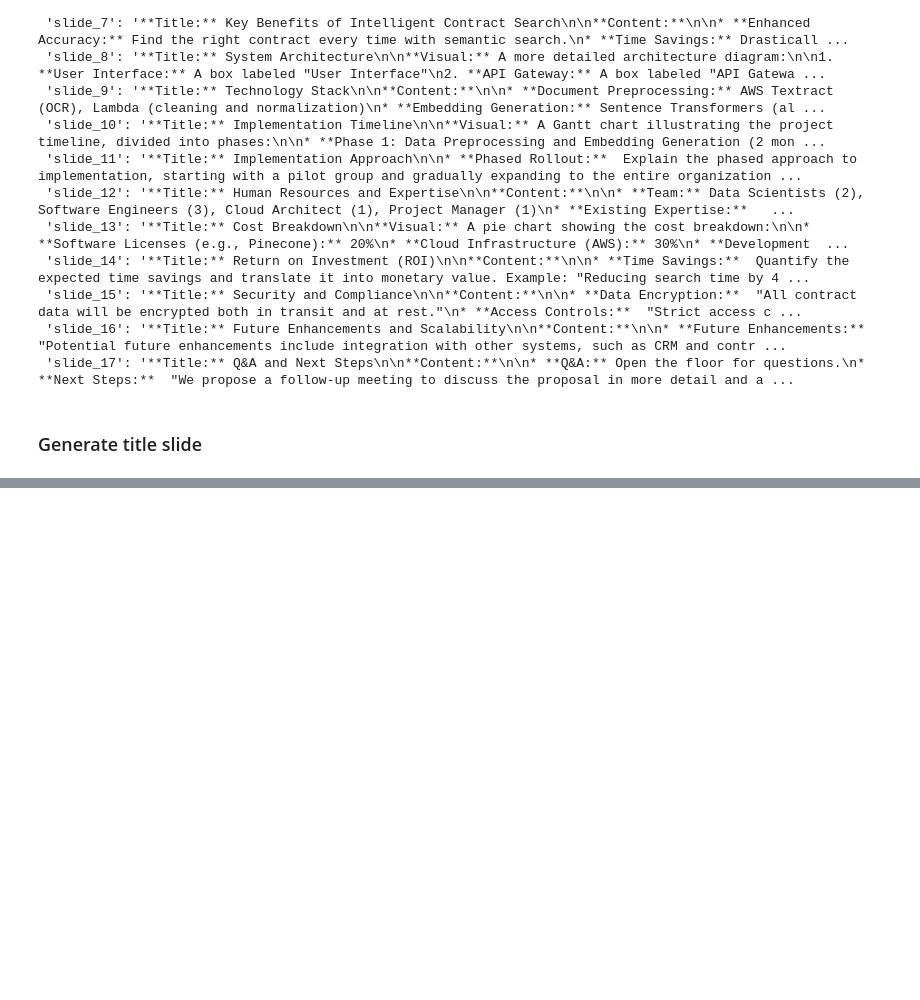
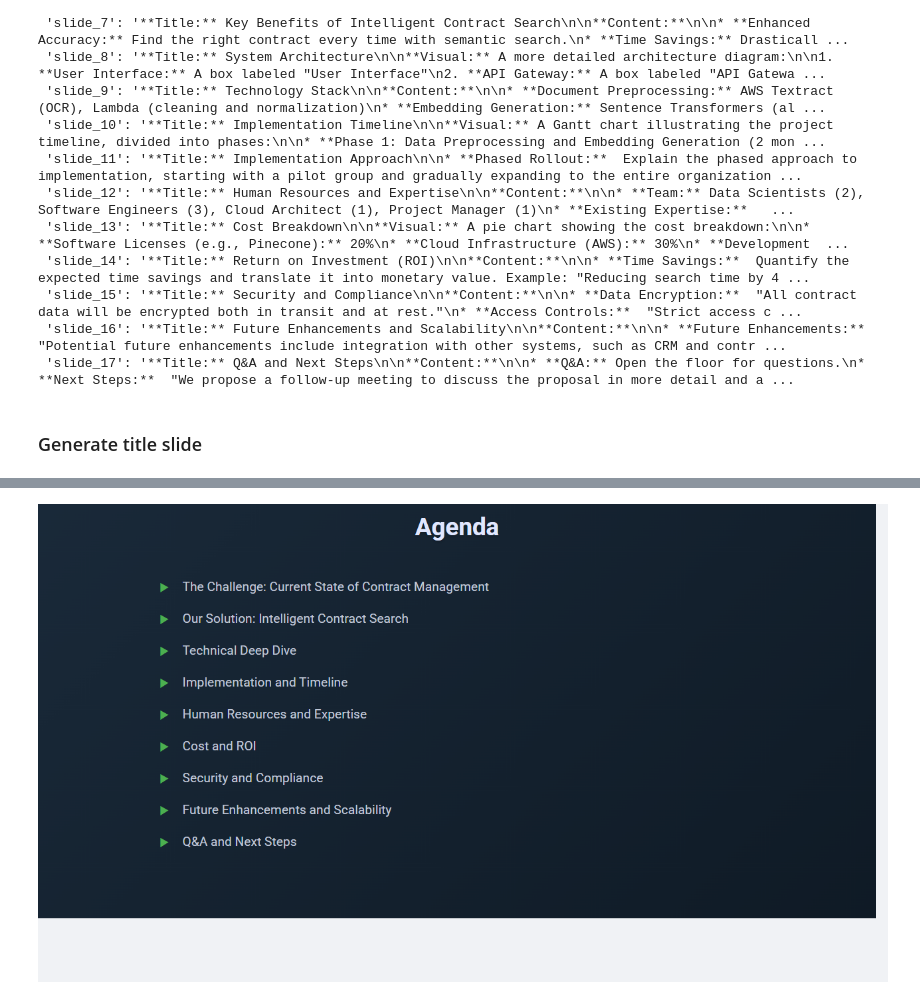
Before and after one commit to L33T-Snack3r/pptx-planner, a Jupyter notebook: experimentation/html_generation_prototyping.ipynb, the cells around one changed output, grey strips where cells are left out. Drawn from its saved outputs; the diff is of its cells as text; code cells hidden in the pictures; blank space fills up the shorter version.

```diff
--- a/experimentation/html_generation_prototyping.ipynb
+++ b/experimentation/html_generation_prototyping.ipynb
@@ -388,0 +896,4 @@ def reviewer(review_prompt, html_txt, html_image):
+# %%
+html_img = rndr.renderHTML(html_str=find_text_in_between_tags(review_response['html_code'], start_tag="<!DOCTYPE html>", end_tag="</html>", inclusive=True), resize=True, resize_ratio=1.0)
+display(html_img)
+# %% [output]
@@ -388,0 +902 @@ def reviewer(review_prompt, html_txt, html_image):
+[figure, added]
```
Also changed, not shown: parts of 15 cells of this notebook, 4 other files.
